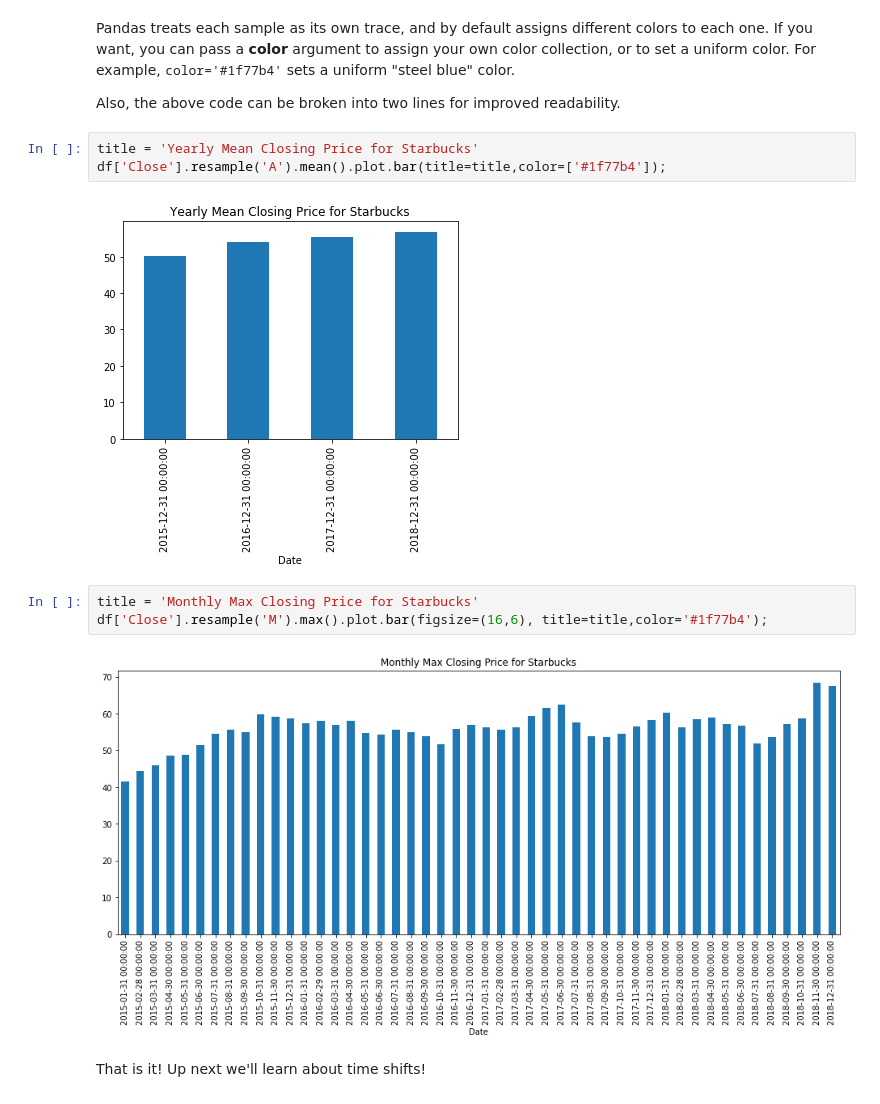
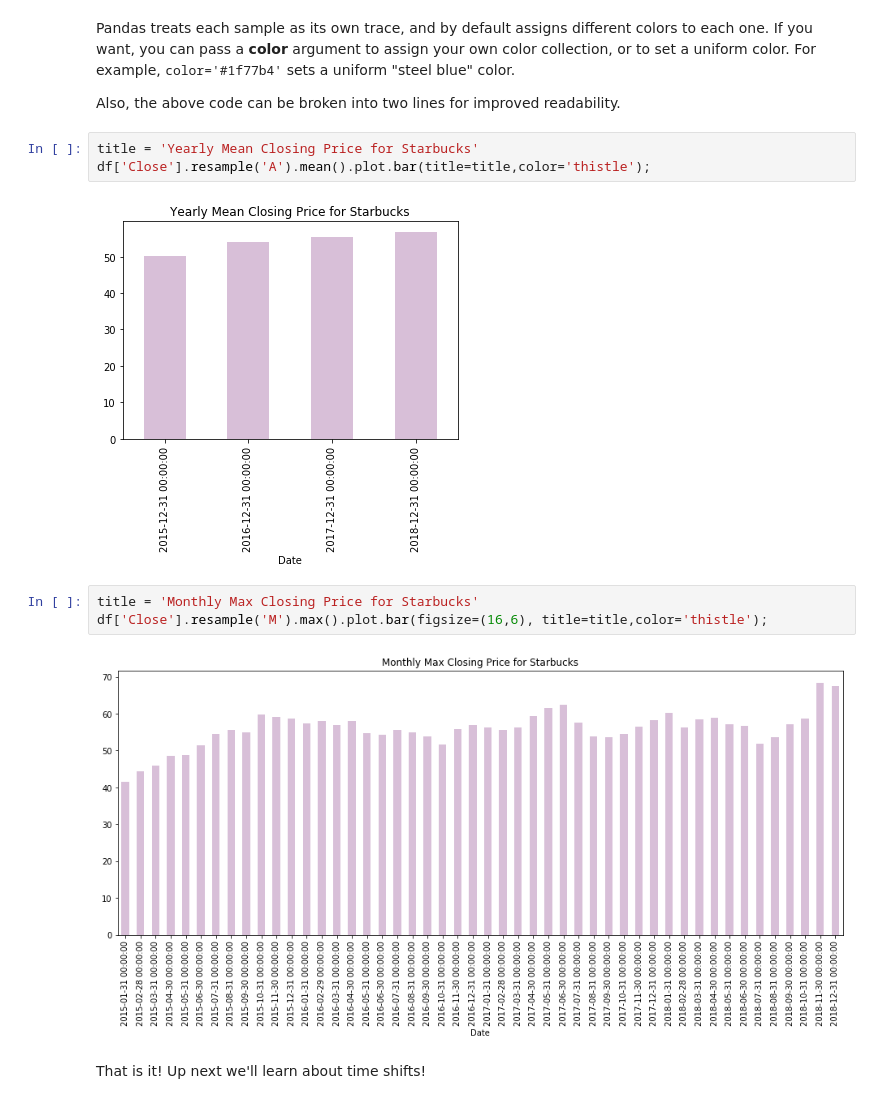
Before and after one commit to faithkane3/numpy_exercises, a Jupyter notebook: TSA_COURSE_NOTEBOOKS/04-Time-Series-with-Pandas/01-Time-Resampling.ipynb, the cells around one changed output. Saved outputs shown, nothing was run; the diff lists cells and outputs as text.

```diff
--- a/TSA_COURSE_NOTEBOOKS/04-Time-Series-with-Pandas/01-Time-Resampling.ipynb
+++ b/TSA_COURSE_NOTEBOOKS/04-Time-Series-with-Pandas/01-Time-Resampling.ipynb
@@ -139,13 +139,13 @@ Pandas treats each sample as its own trace, and by default assigns different col
 Also, the above code can be broken into two lines for improved readability.
 # %%
 title = 'Yearly Mean Closing Price for Starbucks'
-df['Close'].resample('A').mean().plot.bar(title=title,color=['#1f77b4']);
+df['Close'].resample('A').mean().plot.bar(title=title,color='thistle');
 # %% [output]
-[figure, old version]
+[figure, new version]
 # %%
 title = 'Monthly Max Closing Price for Starbucks'
-df['Close'].resample('M').max().plot.bar(figsize=(16,6), title=title,color='#1f77b4');
+df['Close'].resample('M').max().plot.bar(figsize=(16,6), title=title,color='thistle');
 # %% [output]
-[figure, old version]
+[figure, new version]
 # %% [markdown]
 That is it! Up next we'll learn about time shifts!
```
Also changed, not shown: parts of 1 cell of this notebook, 1 other file.
